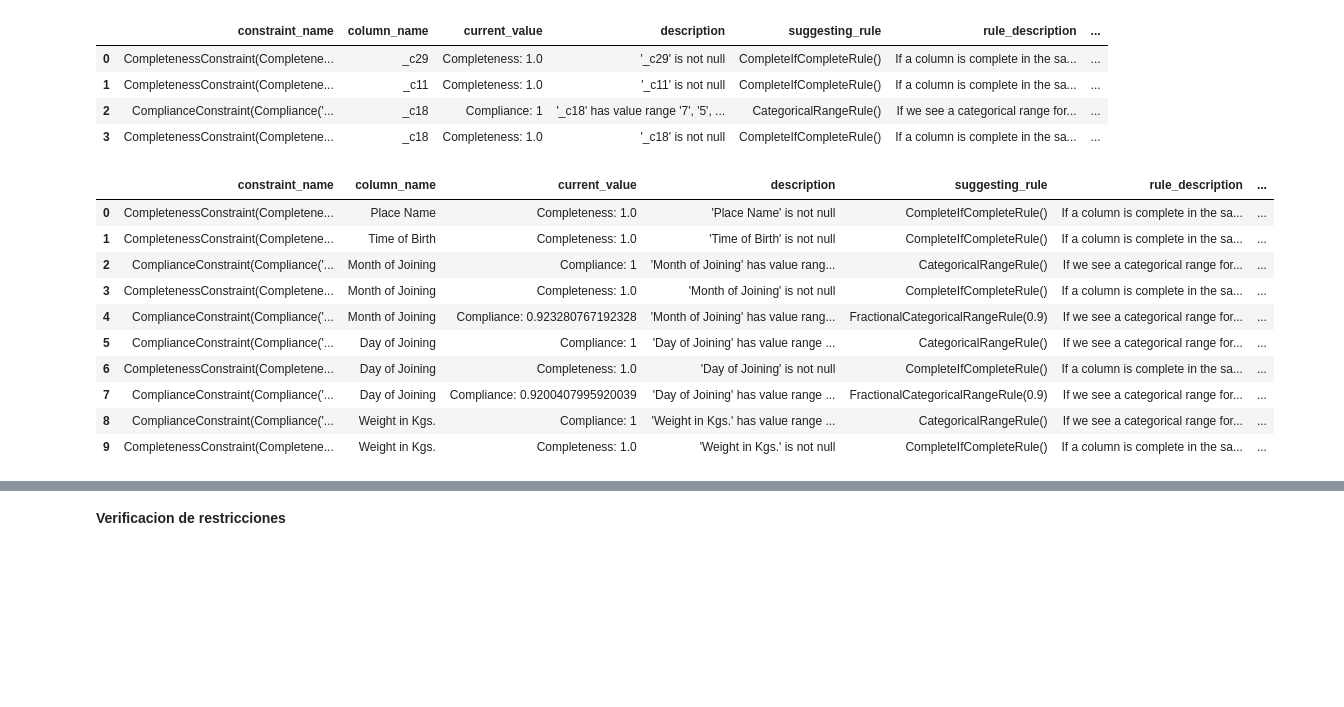
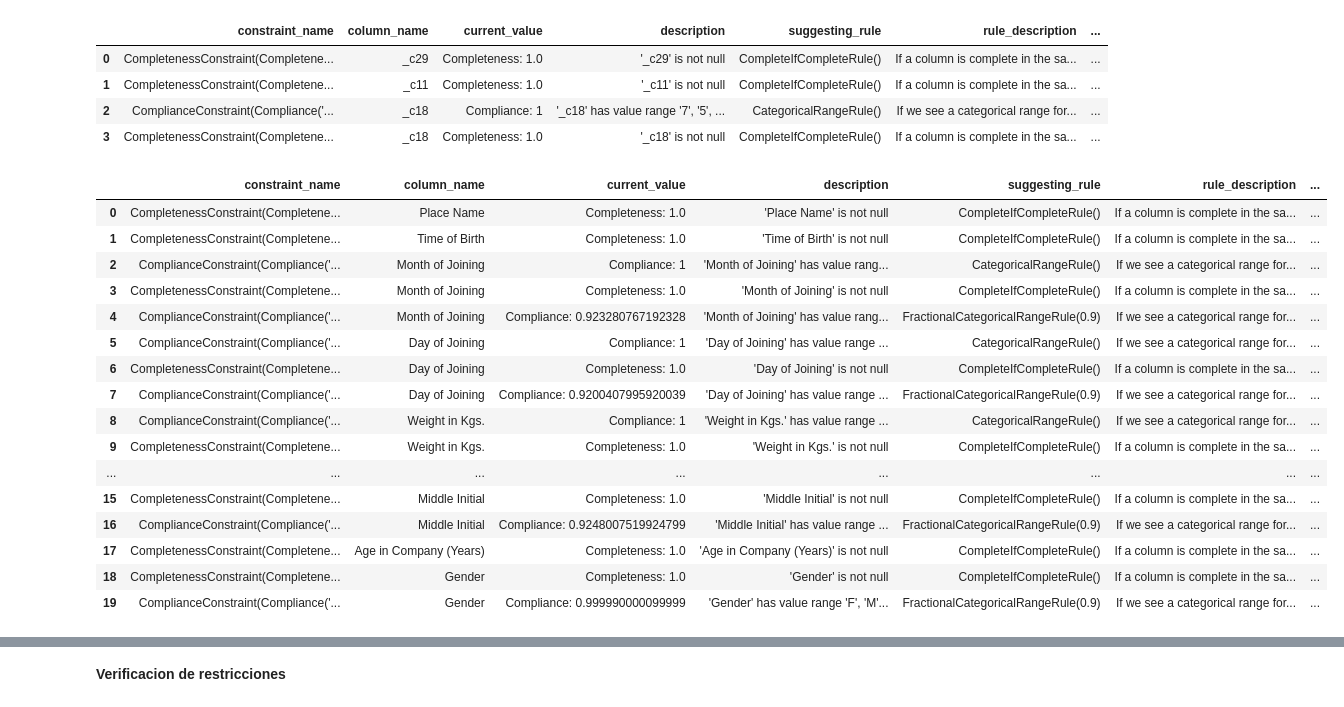
Before and after one commit to JonatanPolanco/Data_Quality_Testing, a Jupyter notebook: PyDeequ_Learning.ipynb, the cells around one changed output, grey strips where cells are left out. Saved outputs shown, nothing was run; the diff lists cells and outputs as text; code cells hidden in the pictures; blank space fills up the shorter version.

```diff
--- a/PyDeequ_Learning.ipynb
+++ b/PyDeequ_Learning.ipynb
@@ -54,6 +64,6 @@ Please set env variable SPARK_VERSION
 # %%
 df = spark.sparkContext.parallelize([
-            Row(a="https://www.vldb.org/pvldb/vol11/p1781-schelter.pdf", b=1, c="jobici8705@gmail"),
+            Row(a="https://www.vldb.org/pvldb/vol11/p1781-schelter", b=1, c="jobici8705@gmail"),
             Row(a="https://aws.amazon.com/blogs/big-data/test-data-quality-at-scale-with-deequ/", b=2, c="jonatan@outlook.es"),
             Row(a="https://pydeequ.readthedocs.io/_/downloads/en/latest/pdf/", b=3, c='jobici8705@')]).toDF()
 # %% [markdown]
@@ -189,15 +198,0 @@ Verification Run Status: Warning
-# %%
-from pyspark.sql import SparkSession, Row
-import pydeequ
-import pandas as pd
-from pyspark import SparkContext
-from pyspark.sql.types import *
-
-spark = (SparkSession
-    .builder
-    .appName("Example") \
-    .config("spark.jars.packages", pydeequ.deequ_maven_coord)
-    .config("spark.jars.excludes", pydeequ.f2j_maven_coord)
-    .config("spark.driver.memory", "16g")\
-    .config("spark.executor.memory", "4g") \
-    .getOrCreate())
@@ -254,19 +247,25 @@ for i in range(suggestion.shape[0]):
     if suggestion['column_name'].loc[i] == bad_headers[j]:
       suggestion.iloc[i,:] = suggestion.iloc[i,:].str.replace(bad_headers[j], headers[j])
 # %%
-suggestion.head(10) # visualizar tabla de sugerencias con headers corregidos
+suggestion.head(20) # visualizar tabla de sugerencias con headers corregidos
 # %% [output]
 |  | constraint_name | column_name | current_value | description | suggesting_rule | rule_description | ... |
 | 0 | CompletenessConstraint(Completene... | Place Name | Completeness: 1.0 | 'Place Name' is not null | CompleteIfCompleteRule() | If a column is complete in the sa... | ... |
 | 1 | CompletenessConstraint(Completene... | Time of Birth | Completeness: 1.0 | 'Time of Birth' is not null | CompleteIfCompleteRule() | If a column is complete in the sa... | ... |
 | 2 | ComplianceConstraint(Compliance('... | Month of Joining | Compliance: 1 | 'Month of Joining' has value rang... | CategoricalRangeRule() | If we see a categorical range for... | ... |
 | 3 | CompletenessConstraint(Completene... | Month of Joining | Completeness: 1.0 | 'Month of Joining' is not null | CompleteIfCompleteRule() | If a column is complete in the sa... | ... |
 | 4 | ComplianceConstraint(Compliance('... | Month of Joining | Compliance: 0.923280767192328 | 'Month of Joining' has value rang... | FractionalCategoricalRangeRule(0.9) | If we see a categorical range for... | ... |
 | 5 | ComplianceConstraint(Compliance('... | Day of Joining | Compliance: 1 | 'Day of Joining' has value range ... | CategoricalRangeRule() | If we see a categorical range for... | ... |
 | 6 | CompletenessConstraint(Completene... | Day of Joining | Completeness: 1.0 | 'Day of Joining' is not null | CompleteIfCompleteRule() | If a column is complete in the sa... | ... |
 | 7 | ComplianceConstraint(Compliance('... | Day of Joining | Compliance: 0.9200407995920039 | 'Day of Joining' has value range ... | FractionalCategoricalRangeRule(0.9) | If we see a categorical range for... | ... |
 | 8 | ComplianceConstraint(Compliance('... | Weight in Kgs. | Compliance: 1 | 'Weight in Kgs.' has value range ... | CategoricalRangeRule() | If we see a categorical range for... | ... |
 | 9 | CompletenessConstraint(Completene... | Weight in Kgs. | Completeness: 1.0 | 'Weight in Kgs.' is not null | CompleteIfCompleteRule() | If a column is complete in the sa... | ... |
+| ... | ... | ... | ... | ... | ... | ... | ... |
+| 15 | CompletenessConstraint(Completene... | Middle Initial | Completeness: 1.0 | 'Middle Initial' is not null | CompleteIfCompleteRule() | If a column is complete in the sa... | ... |
+| 16 | ComplianceConstraint(Compliance('... | Middle Initial | Compliance: 0.9248007519924799 | 'Middle Initial' has value range ... | FractionalCategoricalRangeRule(0.9) | If we see a categorical range for... | ... |
+| 17 | CompletenessConstraint(Completene... | Age in Company (Years) | Completeness: 1.0 | 'Age in Company (Years)' is not null | CompleteIfCompleteRule() | If a column is complete in the sa... | ... |
+| 18 | CompletenessConstraint(Completene... | Gender | Completeness: 1.0 | 'Gender' is not null | CompleteIfCompleteRule() | If a column is complete in the sa... | ... |
+| 19 | ComplianceConstraint(Compliance('... | Gender | Compliance: 0.999990000099999 | 'Gender' has value range 'F', 'M'... | FractionalCategoricalRangeRule(0.9) | If we see a categorical range for... | ... |
 # %%
 # Descargar tabla
 from google.colab import files
```
Also changed, not shown: parts of 17 cells of this notebook.
